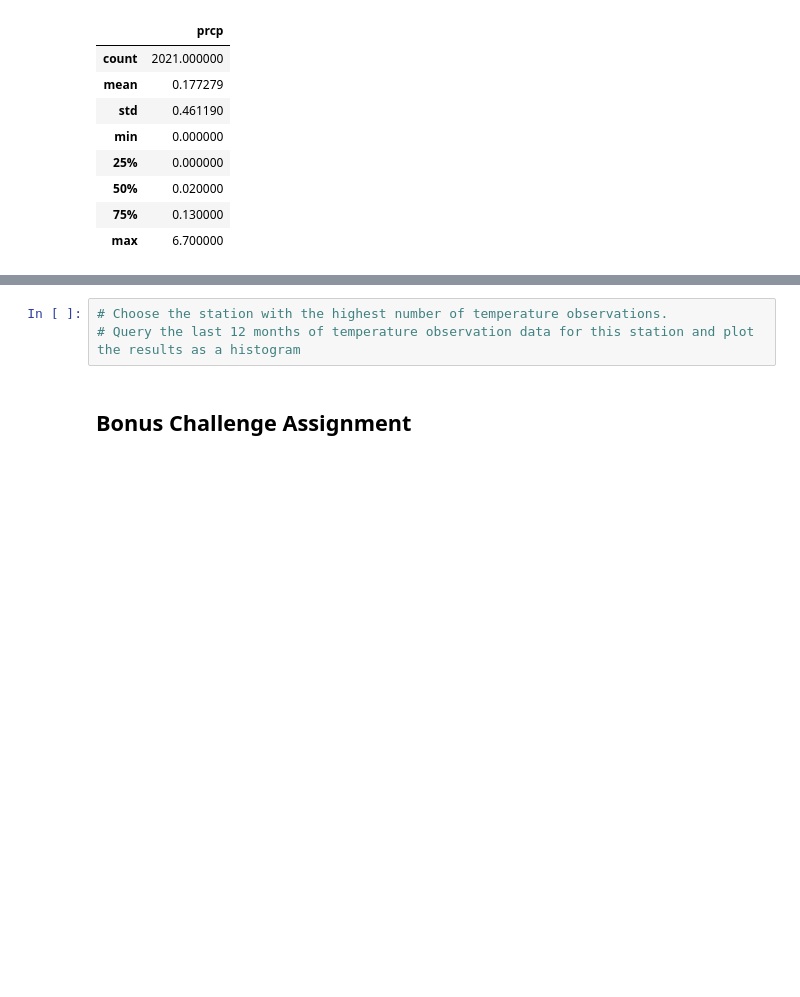
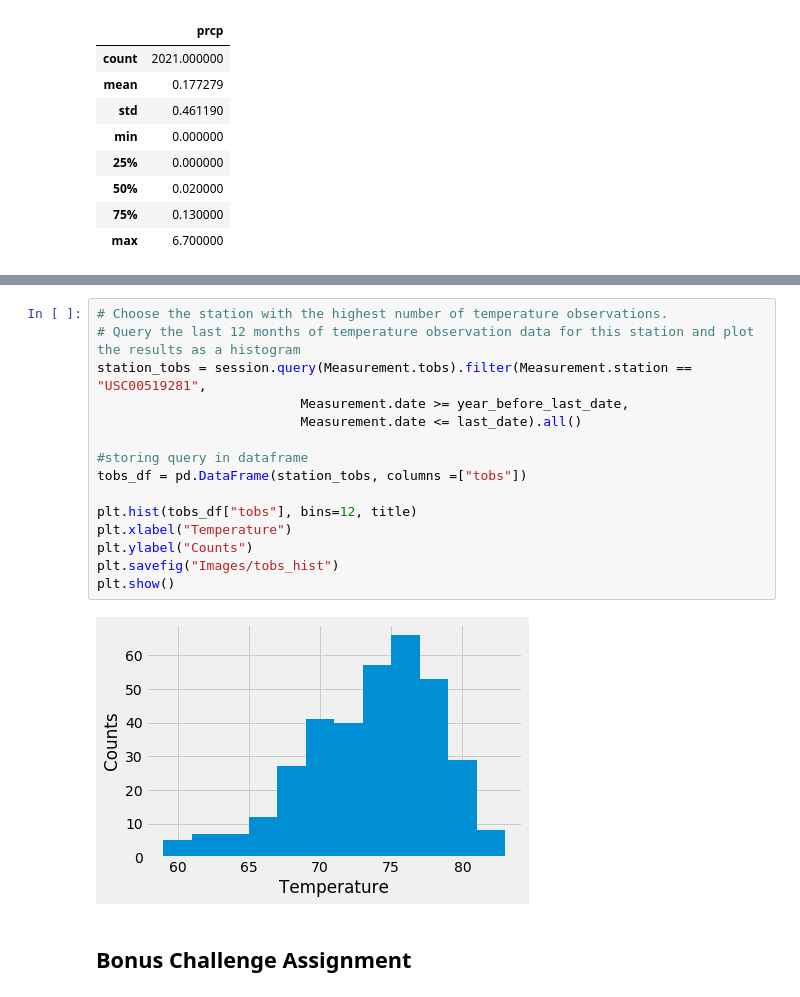
Before and after one commit to alissavokes/sqlalchemy-challenge, a Jupyter notebook: climate_starter.ipynb, the cells around one changed output, grey strips where cells are left out. Drawn from its saved outputs; the diff is of its cells as text; blank space fills up the shorter version.

Commit message:
station analysis completed

```diff
--- a/climate_starter.ipynb
+++ b/climate_starter.ipynb
@@ -148,6 +186,20 @@ The population standard deviation is 0.4610753904370168
 # %%
 # Choose the station with the highest number of temperature observations.
 # Query the last 12 months of temperature observation data for this station and plot the results as a histogram
+station_tobs = session.query(Measurement.tobs).filter(Measurement.station == "USC00519281",
+                          Measurement.date >= year_before_last_date,
+                          Measurement.date <= last_date).all()
+
+#storing query in dataframe
+tobs_df = pd.DataFrame(station_tobs, columns =["tobs"])
+
+plt.hist(tobs_df["tobs"], bins=12, title)
+plt.xlabel("Temperature")
+plt.ylabel("Counts")
+plt.savefig("Images/tobs_hist")
+plt.show()
+# %% [output]
+[figure, added]
 # %% [markdown]
 ## Bonus Challenge Assignment
 # %%
```
Also changed, not shown: parts of 5 cells of this notebook.
